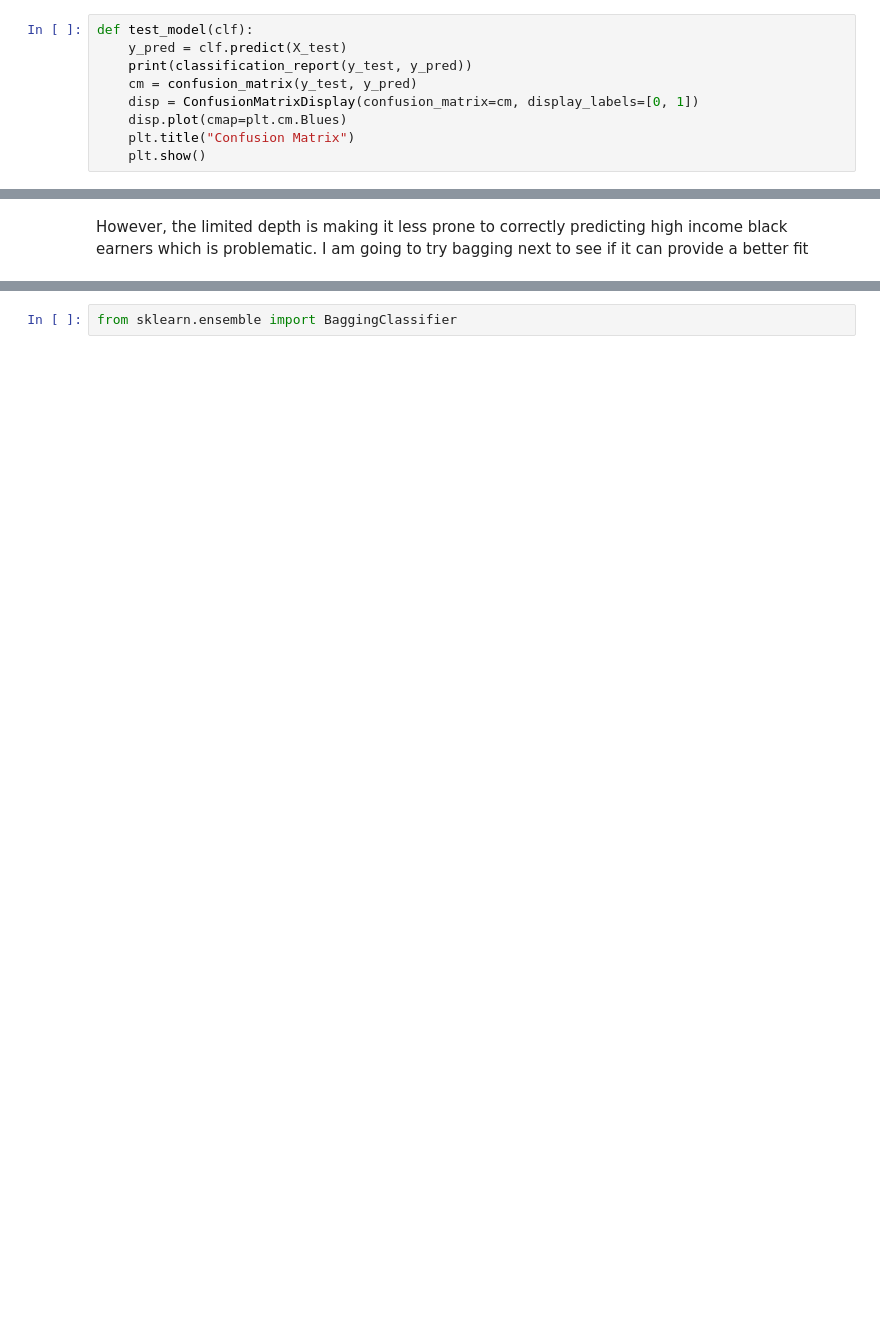
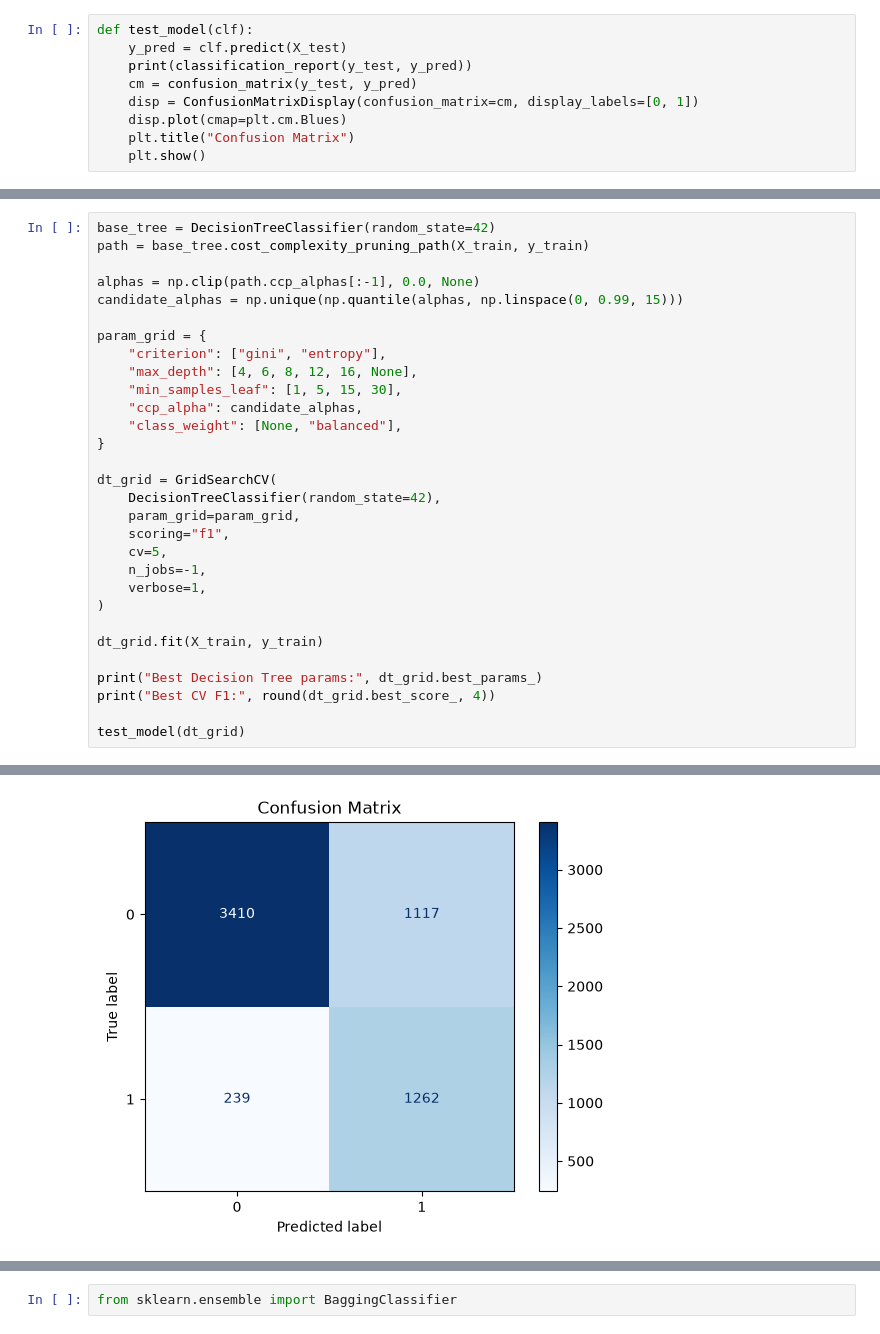
Before and after one commit to LouisUF/Intro-To-ML-Project, a Jupyter notebook: Term Project Group 19.ipynb, the cells around one changed output, grey strips where cells are left out. Saved outputs shown, nothing was run; the diff lists cells and outputs as text; blank space fills up the shorter version.

```diff
--- a/Term Project Group 19.ipynb
+++ b/Term Project Group 19.ipynb
@@ -685,2 +547,31 @@ weighted avg       0.78      0.78      0.78      6028
-# %% [markdown]
-However, the limited depth is making it less prone to correctly predicting high income black earners which is problematic. I am going to try bagging next to see if it can provide a better fit
+# %%
+base_tree = DecisionTreeClassifier(random_state=42)
+path = base_tree.cost_complexity_pruning_path(X_train, y_train)
+
+alphas = np.clip(path.ccp_alphas[:-1], 0.0, None)
+candidate_alphas = np.unique(np.quantile(alphas, np.linspace(0, 0.99, 15)))
+
+param_grid = {
+    "criterion": ["gini", "entropy"],
+    "max_depth": [4, 6, 8, 12, 16, None],
+    "min_samples_leaf": [1, 5, 15, 30],
+    "ccp_alpha": candidate_alphas,
+    "class_weight": [None, "balanced"],
+}
+
+dt_grid = GridSearchCV(
+    DecisionTreeClassifier(random_state=42),
+    param_grid=param_grid,
+    scoring="f1",
+    cv=5,
+    n_jobs=-1,
+    verbose=1,
+)
+
+dt_grid.fit(X_train, y_train)
+
+print("Best Decision Tree params:", dt_grid.best_params_)
+print("Best CV F1:", round(dt_grid.best_score_, 4))
+
+test_model(dt_grid)
+# %% [output]
@@ -686,0 +589 @@ However, the limited depth is making it less prone to correctly predicting high
+[figure, added]
```
Also changed, not shown: parts of 71 cells of this notebook.
